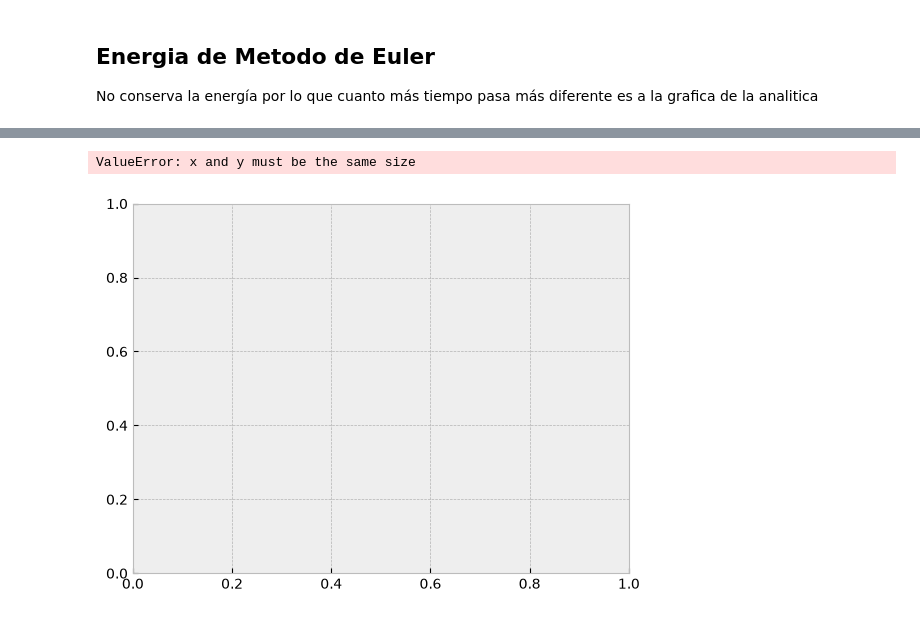
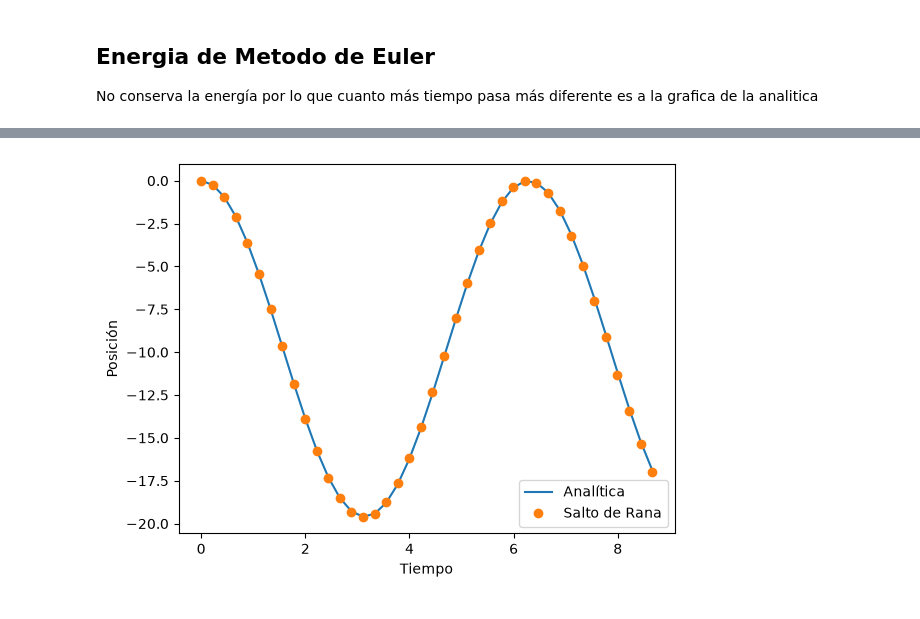
Before and after one commit to Dewscot/Clases, a Jupyter notebook: FC2/Clases/Soluciones_numericas_EDO.ipynb, the cells around one changed output, grey strips where cells are left out. Saved outputs shown, nothing was run; the diff lists cells and outputs as text; code cells hidden in the pictures.

```diff
--- a/FC2/Clases/Soluciones_numericas_EDO.ipynb
+++ b/FC2/Clases/Soluciones_numericas_EDO.ipynb
@@ -109,14 +177,24 @@ Ocupamos la derivada centrada con saltos de $1/2$, pero ya que rara vez conocemo
 # %%
 y_SR = np.zeros(Ntiempo)
 v_SR = np.zeros(Ntiempo)
 
 y_SR[0] = 0
-v_SR[0] = 0 + (h/2)*(-y[0]*omega**2 - g) # v[n] representa a V_1/2
+v0 = 0
+
+# Inicialización: velocidad en t = h/2
+v_SR[0] = v0 + (h/2)*(-y_SR[0]*omega**2 - g)
+
 for n in range(Ntiempo-1):
     y_SR[n+1] = y_SR[n] + h*v_SR[n]
-    v_SR[n+1] = v_SR[n] + h*(-y_SR[n+1]*omega**2-g)
+    v_SR[n+1] = v_SR[n] + h*(-y_SR[n+1]*omega**2 - g)
+
+
+plt.plot(t, y_exacta, label="Analítica")
+plt.plot(t, y_SR, 'o', label="Salto de Rana")
+
+plt.xlabel("Tiempo")
+plt.ylabel("Posición")
+plt.legend()
+plt.show()
+# %% [output]
+[figure, added]
-# %%
-plt.scatter(t,y_SR)
-# %% [output]
-ValueError: x and y must be the same size
-[figure, removed]
```
Also changed, not shown: parts of 23 cells of this notebook, 2 other files.
